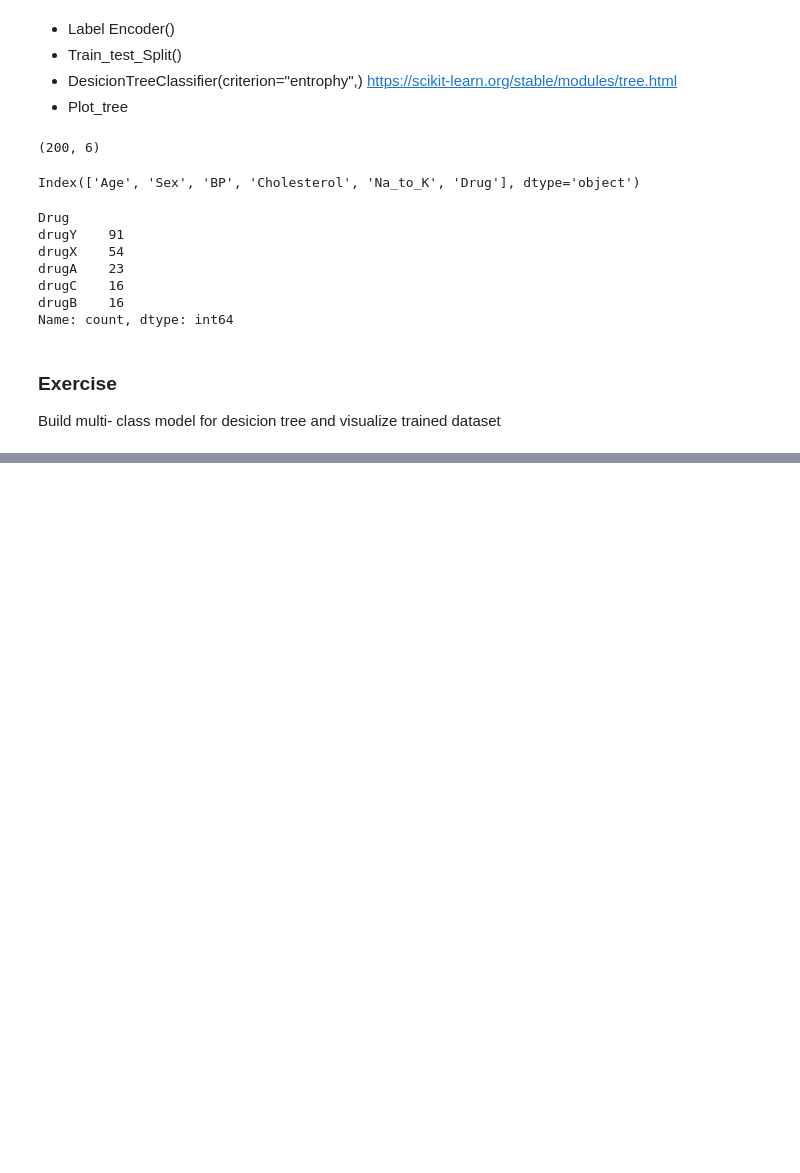
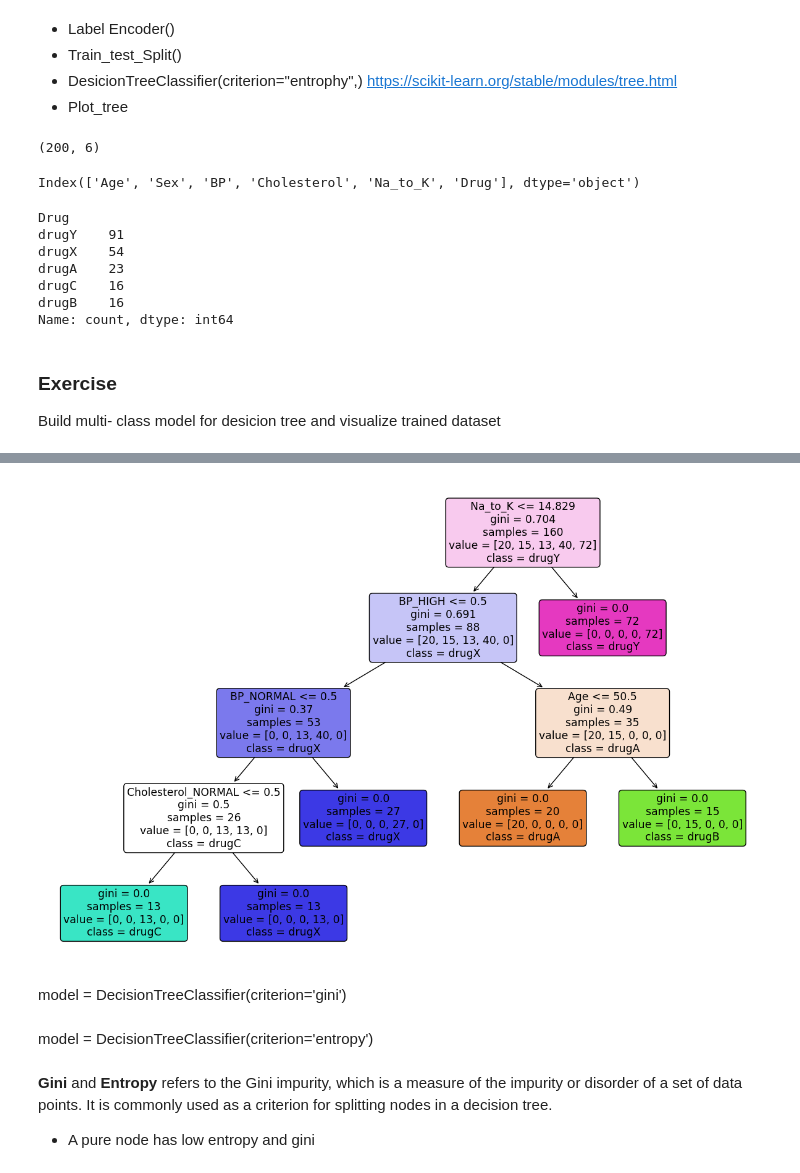
Before and after one commit to nurfkutlu/Data-Science-Sisterlab, a Jupyter notebook: Exercises/Class/07-10.01.2024-Example.ipynb, the cells around one changed output, grey strips where cells are left out. Saved outputs shown, nothing was run; the diff lists cells and outputs as text; code cells hidden in the pictures; blank space fills up the shorter version.

```diff
--- a/Exercises/Class/07-10.01.2024-Example.ipynb
+++ b/Exercises/Class/07-10.01.2024-Example.ipynb
@@ -41,0 +58,4 @@ Build multi- class model for desicion tree and visualize trained dataset
+# %%
+
+# Convert categorical variables to numerical using one-hot encoding
+X = pd.get_dummies(X)
@@ -41,0 +123,3 @@ Build multi- class model for desicion tree and visualize trained dataset
+# %%
+# Split the dataset into training and testing sets
+X_train, X_test, y_train, y_test = train_test_split(X, y, test_size=0.2, random_state=0)
@@ -41,0 +134,9 @@ Build multi- class model for desicion tree and visualize trained dataset
+# %%
+""" #from sklearn.preprocessing import StandardScaler to normalization
+# Scale the features using StandardScaler
+scaler = StandardScaler() #Normalization
+X_train = scaler.fit_transform(X_train)
+X_test = scaler.transform(X_test)
+"""
+
+#Should do I?
@@ -41,0 +147,11 @@ Build multi- class model for desicion tree and visualize trained dataset
+# %%
+# Build the Decision Tree model
+#model = DecisionTreeClassifier(criterion='entropy')
+model = DecisionTreeClassifier()
+
+model.fit(X_train, y_train)
+"""
+criterion : {"gini", "entropy", "log_loss"}, default="gini"
+    The function to measure the quality of a split. Supported criteria are "gini" for the Gini impurity and "log_loss" and "entropy" both for the
+    Shannon information gain, see tree_mathematical_formulation.
+"""
@@ -41,0 +194,14 @@ Build multi- class model for desicion tree and visualize trained dataset
+# %%
+# Visualize the Decision Tree
+plt.figure(figsize=(15, 10))
+tree.plot_tree(model, feature_names=X.columns, class_names=label_encoder.classes_, filled=True, rounded=True)
+plt.show()
+# %% [output]
+[figure, added]
+# %% [markdown]
+model = DecisionTreeClassifier(criterion='gini')
+# %% [markdown]
+model = DecisionTreeClassifier(criterion='entropy')
+# %% [markdown]
+ **Gini** and **Entropy** refers to the Gini impurity, which is a measure of the impurity or disorder of a set of data points. It is commonly used as a criterion for splitting nodes in a decision tree.
+ - A pure node has low entropy and gini
```
Also changed, not shown: parts of 19 cells of this notebook.
